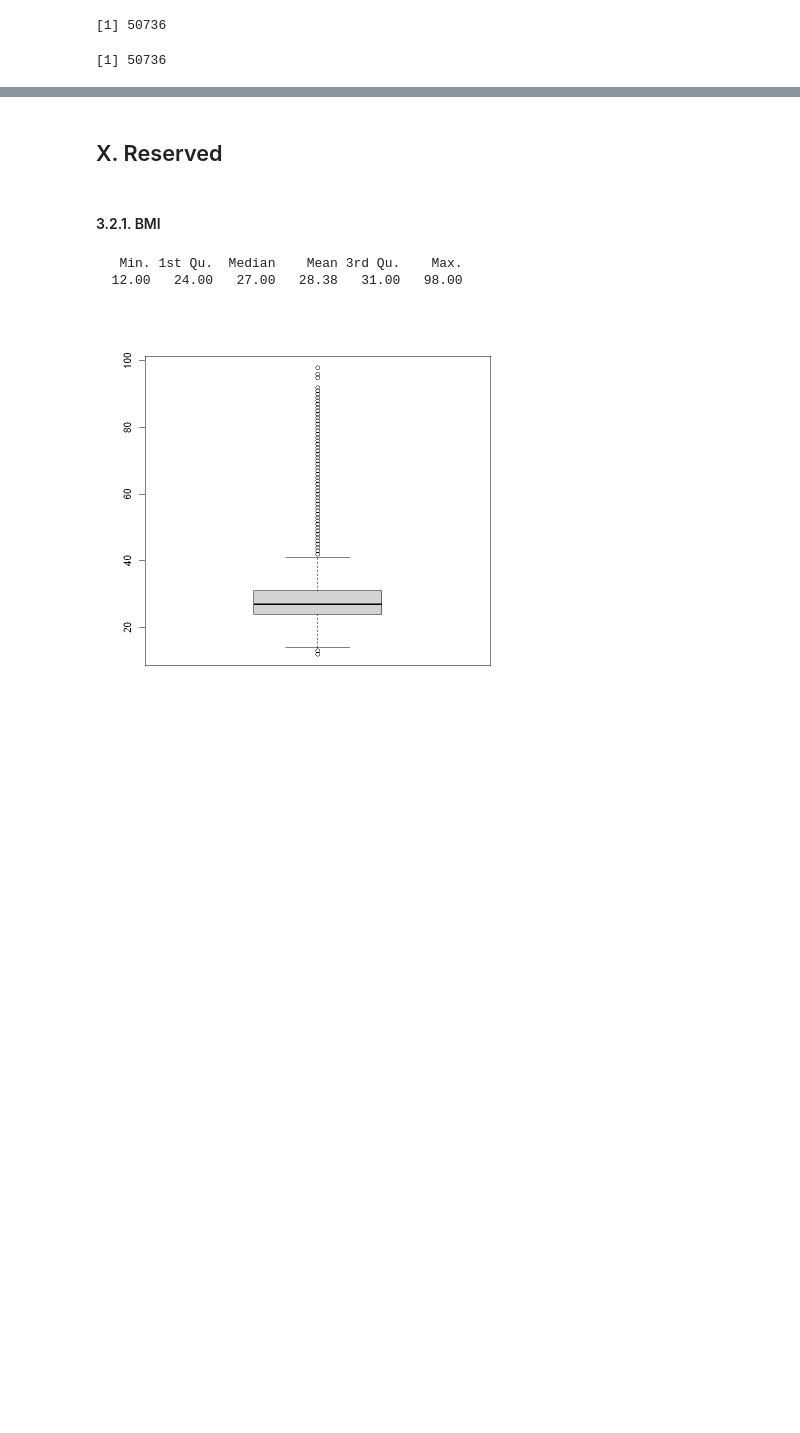
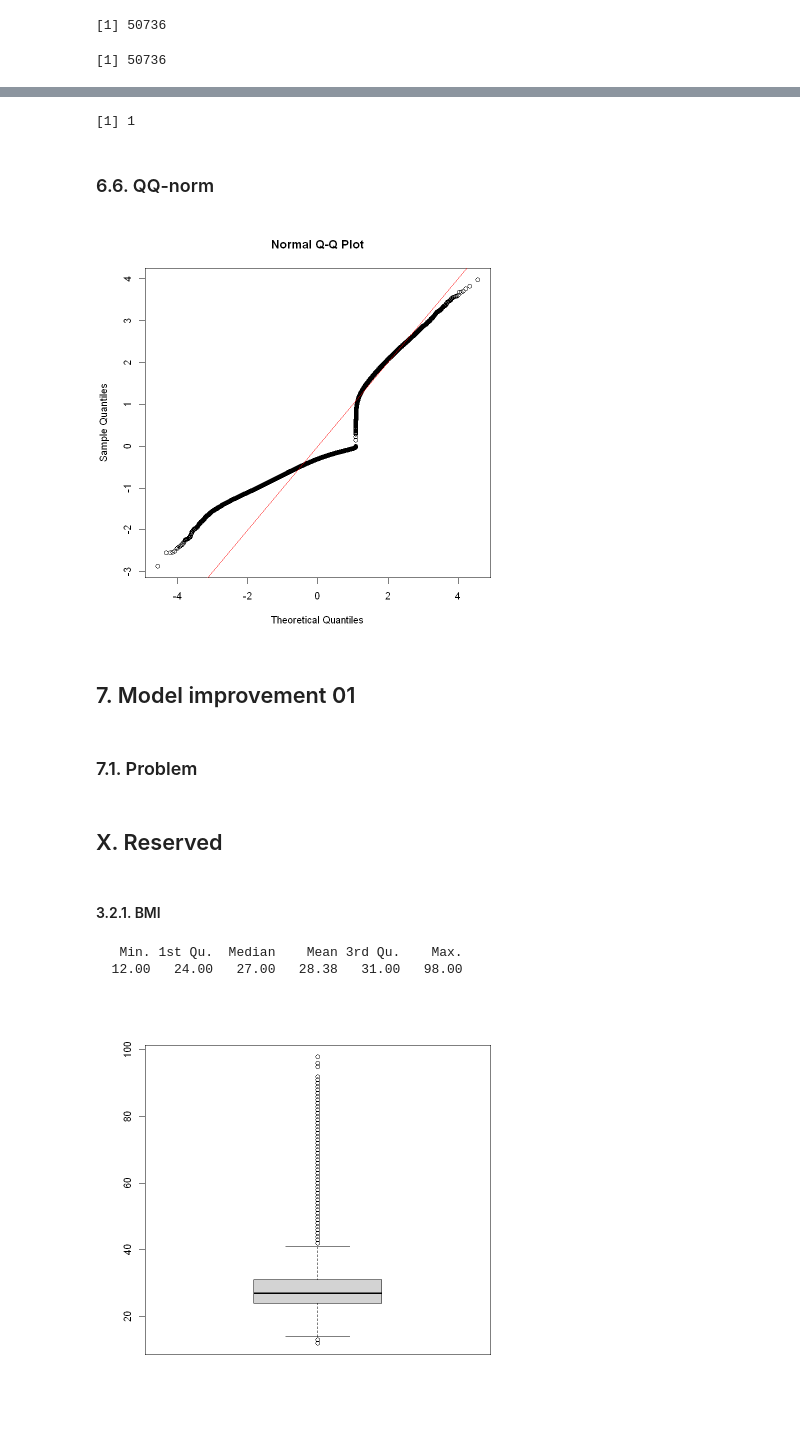
Before and after one commit to DucTrung1802/DS, a Jupyter notebook: GLM_Report/diabetes_analysis.ipynb, the cells around one changed output, grey strips where cells are left out. Cells and saved outputs as stored; diff of their text form; code cells hidden in the pictures; blank space fills up the shorter version.

```diff
--- a/GLM_Report/diabetes_analysis.ipynb
+++ b/GLM_Report/diabetes_analysis.ipynb
@@ -948,0 +1023,4 @@ F1 Score: 0.2145982
+# %%
+1- pchisq(128471, df = 202910)
+# %% [output]
+[1] 1
@@ -948,0 +1029,11 @@ F1 Score: 0.2145982
+# %% [markdown]
+### 6.6. QQ-norm
+# %%
+qqnorm(residuals(probit_best_bic_model))
+abline(a = 0, b = 1, col = "red")
+# %% [output]
+[figure, added]
+# %% [markdown]
+## 7. Model improvement 01
+# %% [markdown]
+### 7.1. Problem
```
Also changed, not shown: parts of 18 cells of this notebook.
